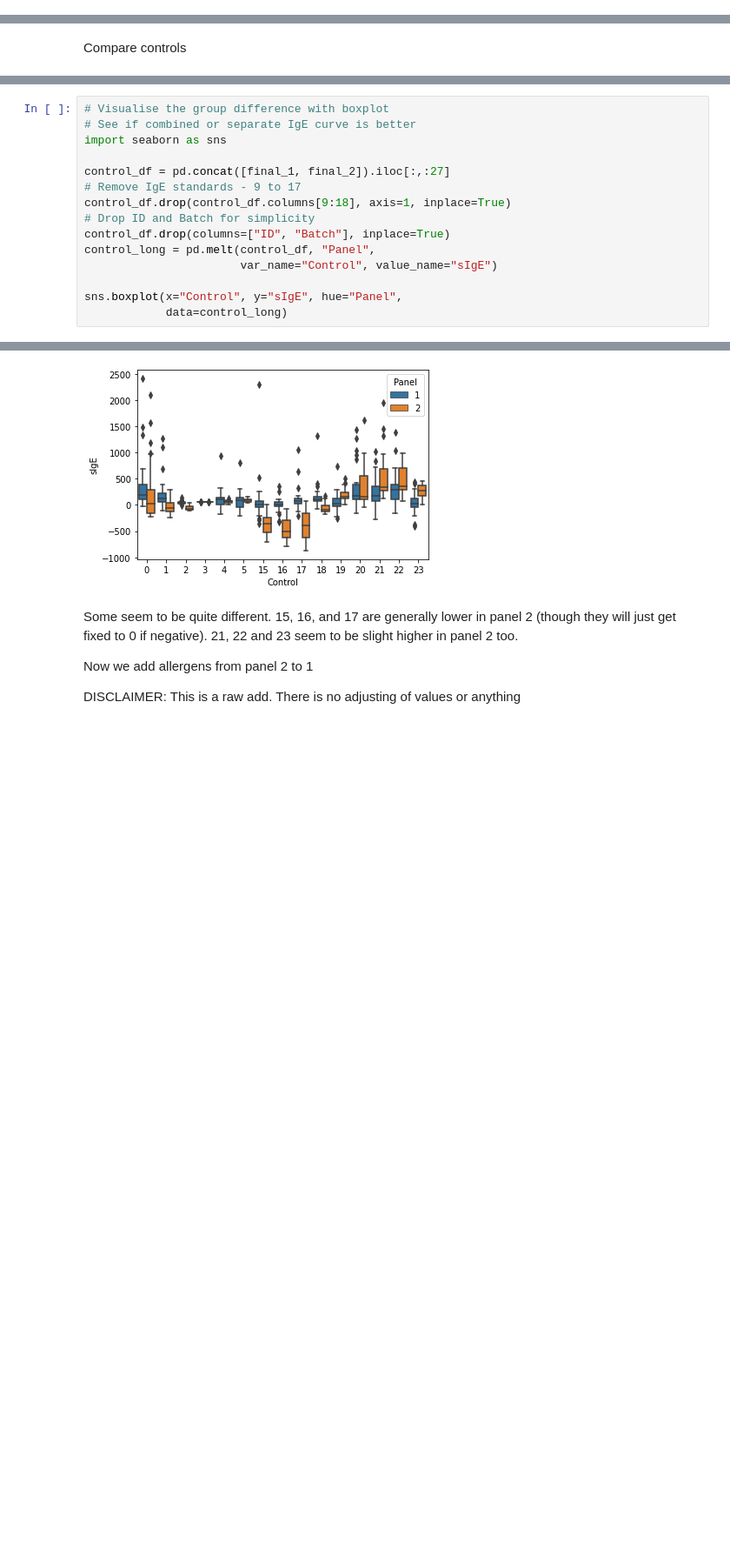
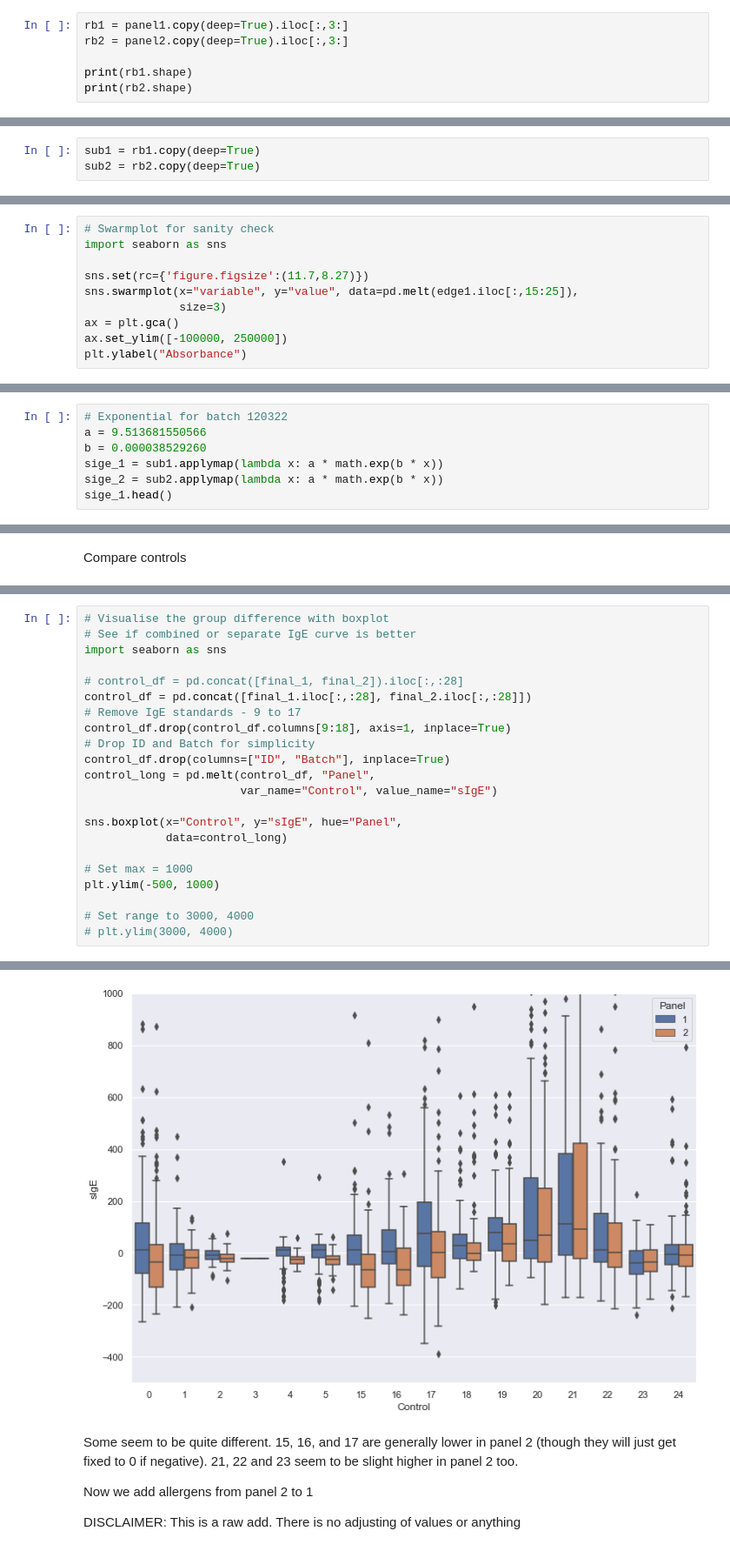
Before and after one commit to ripervail/alternative-meat-allergy, a Jupyter notebook: processing.ipynb, the cells around one changed output, grey strips where cells are left out. Shown at 87% size. Saved outputs shown, nothing was run; the diff lists cells and outputs as text; blank space fills up the shorter version.

```diff
--- a/processing.ipynb
+++ b/processing.ipynb
@@ -213,0 +311,6 @@ sub2
+# %%
+rb1 = panel1.copy(deep=True).iloc[:,3:]
+rb2 = panel2.copy(deep=True).iloc[:,3:]
+
+print(rb1.shape)
+print(rb2.shape)
@@ -213,0 +344,3 @@ sub2
+# %%
+sub1 = rb1.copy(deep=True)
+sub2 = rb2.copy(deep=True)
@@ -213,0 +422,10 @@ sub2
+# %%
+# Swarmplot for sanity check
+import seaborn as sns
+
+sns.set(rc={'figure.figsize':(11.7,8.27)})
+sns.swarmplot(x="variable", y="value", data=pd.melt(edge1.iloc[:,15:25]),
+              size=3)
+ax = plt.gca()
+ax.set_ylim([-100000, 250000])
+plt.ylabel("Absorbance")
@@ -262,0 +490,7 @@ sige_2
+# %%
+# Exponential for batch 120322
+a = 9.513681550566
+b = 0.000038529260
+sige_1 = sub1.applymap(lambda x: a * math.exp(b * x))
+sige_2 = sub2.applymap(lambda x: a * math.exp(b * x))
+sige_1.head()
@@ -352,7 +617,8 @@ ID: 1
 # See if combined or separate IgE curve is better
 import seaborn as sns
 
-control_df = pd.concat([final_1, final_2]).iloc[:,:27]
+# control_df = pd.concat([final_1, final_2]).iloc[:,:28]
+control_df = pd.concat([final_1.iloc[:,:28], final_2.iloc[:,:28]])
 # Remove IgE standards - 9 to 17
 control_df.drop(control_df.columns[9:18], axis=1, inplace=True)
 # Drop ID and Batch for simplicity
@@ -362,4 +628,10 @@ control_long = pd.melt(control_df, "Panel",
 
 sns.boxplot(x="Control", y="sIgE", hue="Panel",
             data=control_long)
+
+# Set max = 1000
+plt.ylim(-500, 1000)
+
+# Set range to 3000, 4000
+# plt.ylim(3000, 4000)
 # %% [output]
@@ -367,4 +639,4 @@ sns.boxplot(x="Control", y="sIgE", hue="Panel",
-[figure, old version]
+[figure, new version]
 # %% [markdown]
 Some seem to be quite different. 15, 16, and 17 are generally lower in panel 2 (though they will just get fixed to 0 if negative). 21, 22 and 23 seem to be slight higher in panel 2 too.
 
```
Also changed, not shown: parts of 62 cells of this notebook, 3 other files.
